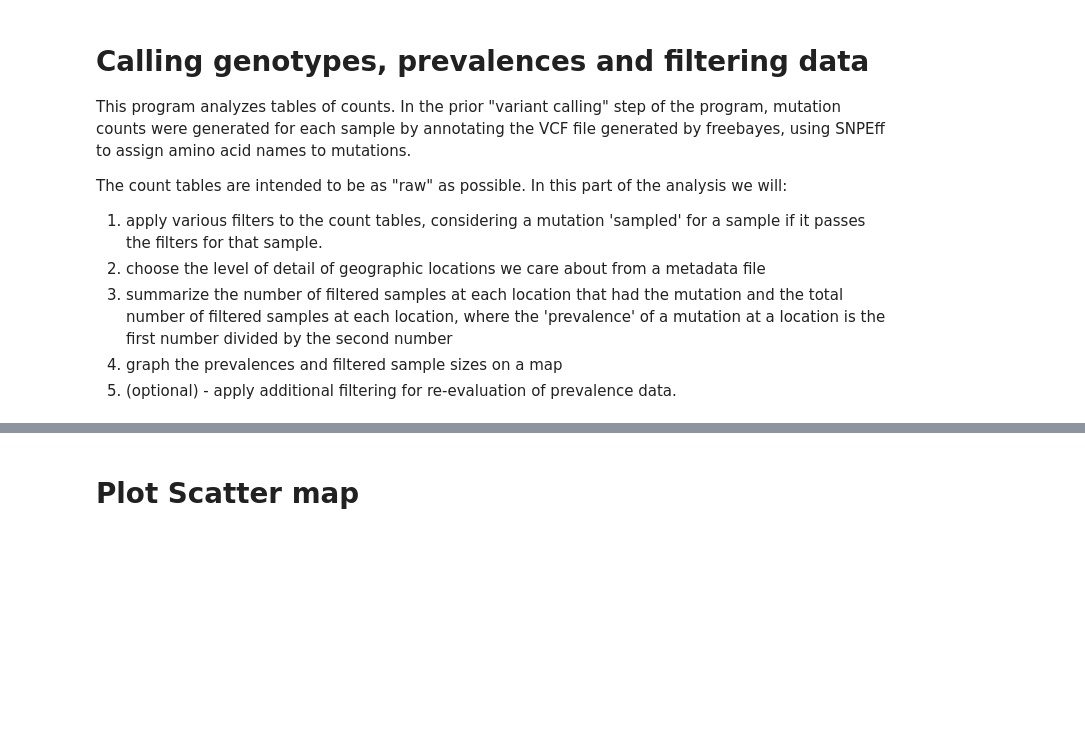
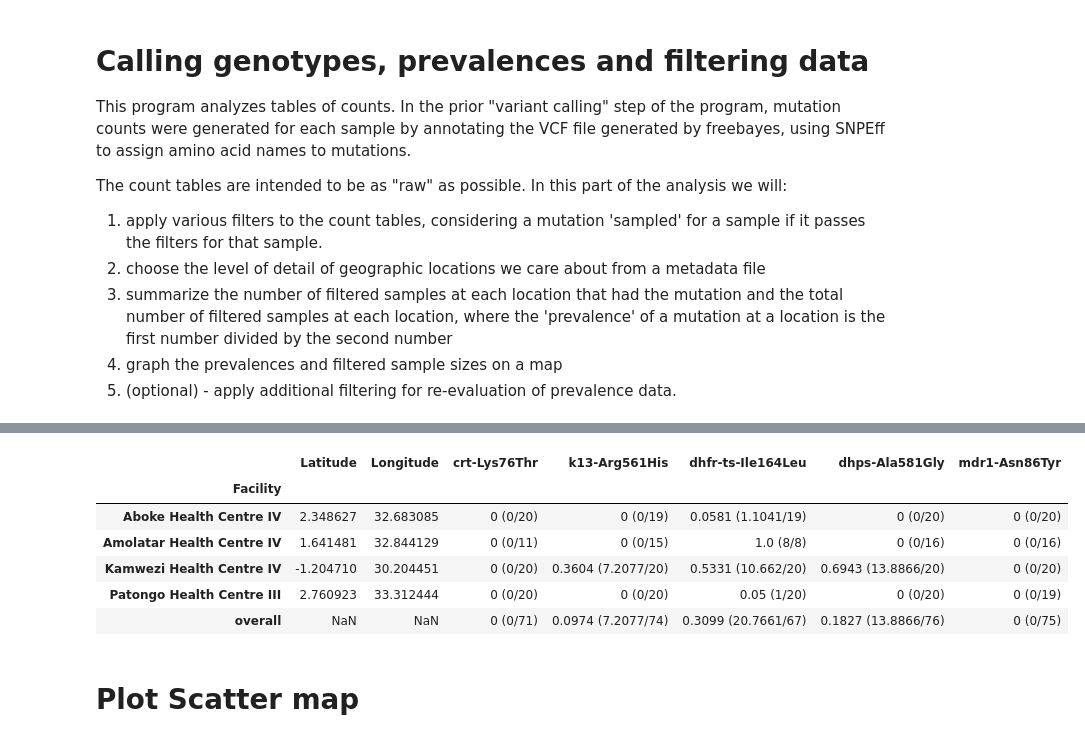
Before and after one commit to simkin-bioinformatics/AA_table_visualization, a Jupyter notebook: variant_graphing.ipynb, the cells around one changed output, grey strips where cells are left out. Saved outputs shown, nothing was run; the diff lists cells and outputs as text; code cells hidden in the pictures; blank space fills up the shorter version.

```diff
--- a/variant_graphing.ipynb
+++ b/variant_graphing.ipynb
@@ -10,10 +10,10 @@ The count tables are intended to be as "raw" as possible. In this part of the an
 5. (optional) - apply additional filtering for re-evaluation of prevalence data.
 # %%
 # Edit
-output_folder = 'output'
-mutation_count_file = "input/new_tables/alternate_AA_table.csv"
-mutation_coverage_file = "input/new_tables/coverage_AA_table.csv"
-metadata_table = "input/new_tables/randomly_sampled_metadata.tsv"
+output_folder = 'miptools_output'
+mutation_count_file = "AA_tables_to_compare/output_from_miptools_pipeline/alternate_AA_table.csv"
+mutation_coverage_file = "AA_tables_to_compare/output_from_miptools_pipeline/coverage_AA_table.csv"
+metadata_table = "resources/metadata/PRX-07_metadata.tsv"
 
 # how many reads (or, more accurately, UMIs) do we need spanning the genomic coordinates of a mutation in order to
 # consider the coordinates "sequenced" for a given sample? If UMI count is below min_coverage, the sample will be
@@ -59,35 +65,43 @@ print(metadata_columns)
 
 #example if you want to manually set the mutations to analyze
 # mutations_of_interest=[
 # 'dhfr-ts-Asn51Ile', 'dhfr-ts-Cys59Arg', 'dhfr-ts-Ser108Asn', 'dhfr-ts-Ile164Leu',
 # 'mdr1-Asn652Asp', 'mdr1-Asn86Tyr', 'mdr1-Asp1246Tyr', 'mdr1-Asp650Asn',
 # 'mdr1-Tyr184Phe', 'crt-Met74Ile', 'crt-Asn75Glu', 'crt-Lys76Thr',
 # 'crt-Gln271Glu', 'crt-Arg371Ile', 'dhps-Ala437Gly', 'dhps-Lys540Glu',
 # 'dhps-Ala581Gly', 'k13-Arg561His']
 
 mutations_of_interest=[
     'crt-Lys76Thr',
     'k13-Arg561His',
     'dhfr-ts-Ile164Leu',
     'dhps-Ala581Gly',
     'mdr1-Asn86Tyr'
 ]
 
 # In the metadata sheet (reproduced in the table output from the cell above), which column contains sample names and
 # which column contains the names of the locations you'd like to plot (or summarize by)?
-sample_column='Sample_ID'
-summary_column='Region'
+sample_column='Sampleid'
+summary_column='Facility'
 
 #the reformatted counts file is either prevalences_input_table.csv (if you want to calculate prevalences) or
 #within_sample_allele_frequencies.tsv (if you want to calculate average allele frequencies). You should comment in one
 #line or the other, and leave the other one commented out.
 #reformatted_counts_file='prevalences_input_table.csv'
 reformatted_counts_file='within_sample_allele_frequencies.csv'
 
 # don't edit
 bg.create_prevalences_input_table(mutations_of_interest, mutation_dict, all_columns, mutation_counts, mutation_coverage, output_folder, min_count, min_coverage, min_freq)
 prevalences = bg.calculate_prevalences(output_folder, metadata_table, reformatted_counts_file, sample_column, summary_column, mutations_of_interest)
 prevalences.head(10)
+# %% [output]
+|  | Latitude | Longitude | crt-Lys76Thr | k13-Arg561His | dhfr-ts-Ile164Leu | dhps-Ala581Gly | mdr1-Asn86Tyr |
+| Facility |  |  |  |  |  |  |  |
+| Aboke Health Centre IV | 2.348627 | 32.683085 | 0 (0/20) | 0 (0/19) | 0.0581 (1.1041/19) | 0 (0/20) | 0 (0/20) |
+| Amolatar Health Centre IV | 1.641481 | 32.844129 | 0 (0/11) | 0 (0/15) | 1.0 (8/8) | 0 (0/16) | 0 (0/16) |
+| Kamwezi Health Centre IV | -1.204710 | 30.204451 | 0 (0/20) | 0.3604 (7.2077/20) | 0.5331 (10.662/20) | 0.6943 (13.8866/20) | 0 (0/20) |
+| Patongo Health Centre III | 2.760923 | 33.312444 | 0 (0/20) | 0 (0/20) | 0.05 (1/20) | 0 (0/20) | 0 (0/19) |
+| overall | NaN | NaN | 0 (0/71) | 0.0974 (7.2077/74) | 0.3099 (20.7661/67) | 0.1827 (13.8866/76) | 0 (0/75) |
 # %% [markdown]
 # Plot Scatter map
 # %%
```
Also changed, not shown: parts of 3 cells of this notebook, 1 other file.
